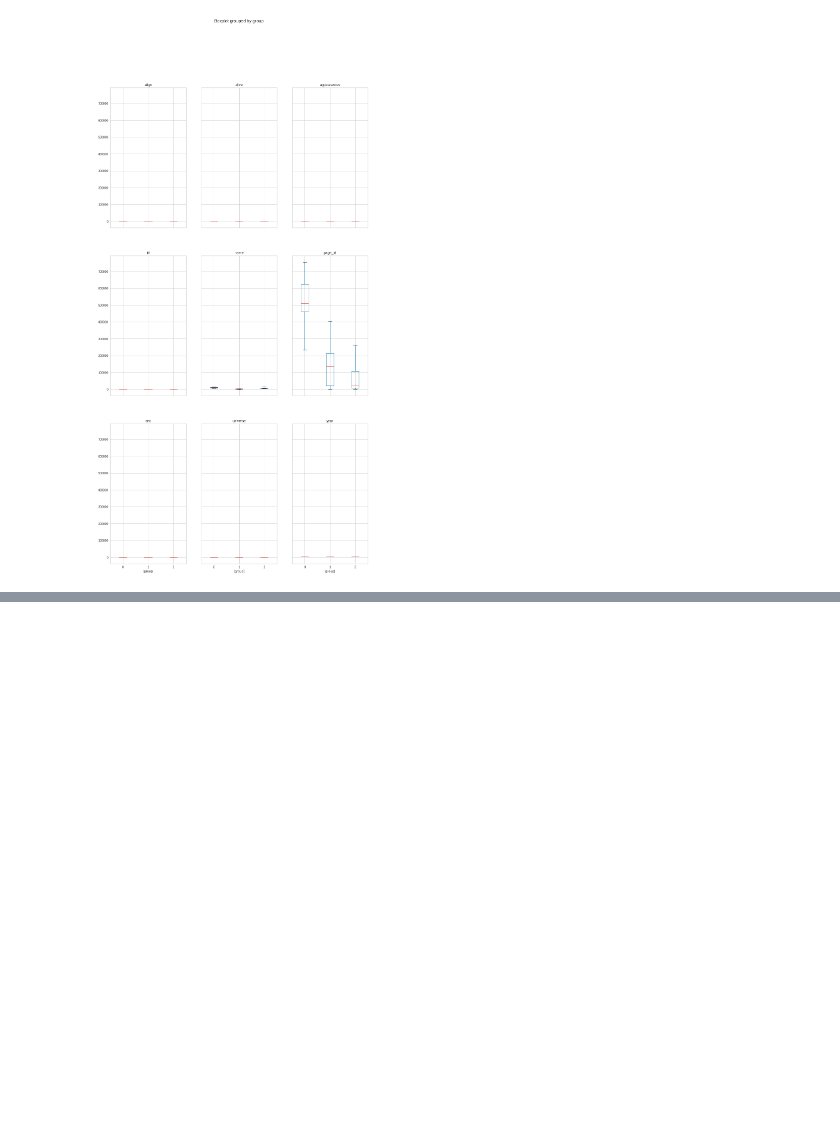
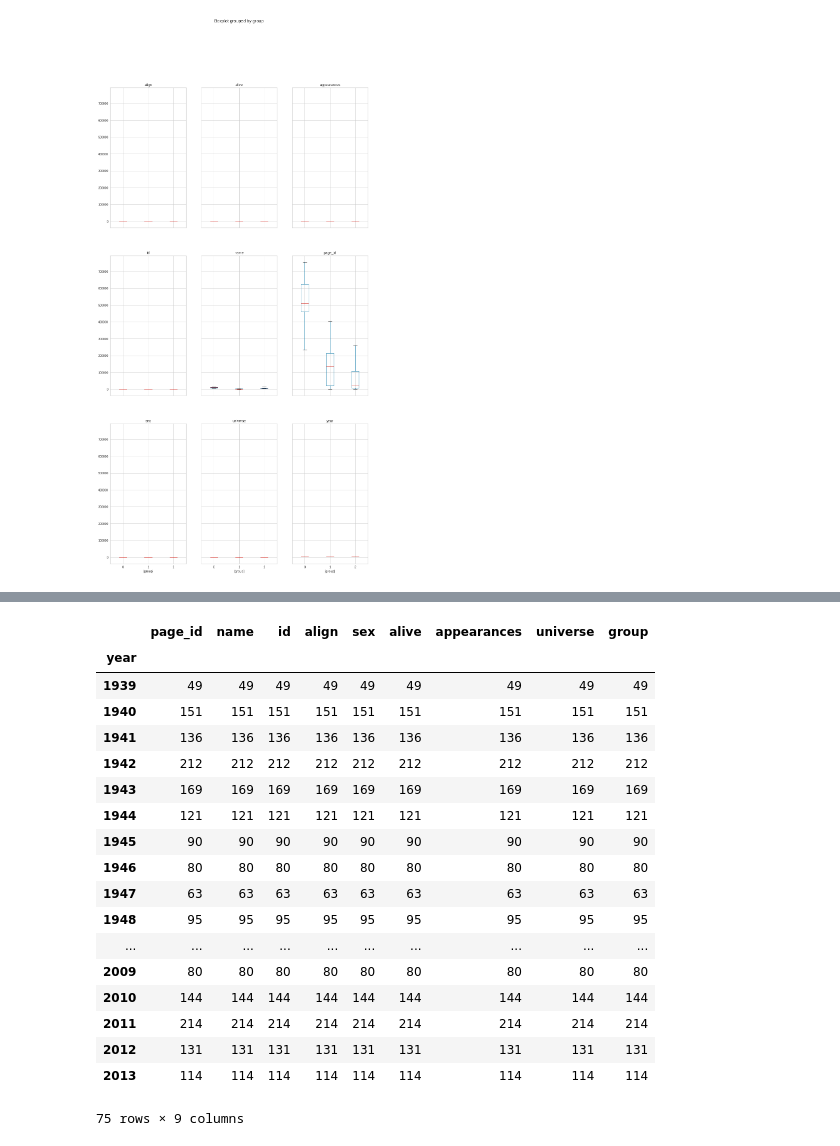
Before and after one commit to sinha96/kaggle_dataset_analysis, a Jupyter notebook: 538characters.ipynb, the cells around one changed output, grey strips where cells are left out. Cells and saved outputs as stored; diff of their text form; code cells hidden in the pictures; blank space fills up the shorter version.

```diff
--- a/538characters.ipynb
+++ b/538characters.ipynb
@@ -358,0 +445,22 @@ array([[<matplotlib.axes._subplots.AxesSubplot object at 0x...>,
+# %%
+superhero[superhero.group==0].groupby('year').count()
+# %% [output]
+|  | page_id | name | id | align | sex | alive | appearances | universe | group |
+| year |  |  |  |  |  |  |  |  |  |
+| 1939 | 49 | 49 | 49 | 49 | 49 | 49 | 49 | 49 | 49 |
+| 1940 | 151 | 151 | 151 | 151 | 151 | 151 | 151 | 151 | 151 |
+| 1941 | 136 | 136 | 136 | 136 | 136 | 136 | 136 | 136 | 136 |
+| 1942 | 212 | 212 | 212 | 212 | 212 | 212 | 212 | 212 | 212 |
+| 1943 | 169 | 169 | 169 | 169 | 169 | 169 | 169 | 169 | 169 |
+| 1944 | 121 | 121 | 121 | 121 | 121 | 121 | 121 | 121 | 121 |
+| 1945 | 90 | 90 | 90 | 90 | 90 | 90 | 90 | 90 | 90 |
+| 1946 | 80 | 80 | 80 | 80 | 80 | 80 | 80 | 80 | 80 |
+| 1947 | 63 | 63 | 63 | 63 | 63 | 63 | 63 | 63 | 63 |
+| 1948 | 95 | 95 | 95 | 95 | 95 | 95 | 95 | 95 | 95 |
+| ... | ... | ... | ... | ... | ... | ... | ... | ... | ... |
+| 2009 | 80 | 80 | 80 | 80 | 80 | 80 | 80 | 80 | 80 |
+| 2010 | 144 | 144 | 144 | 144 | 144 | 144 | 144 | 144 | 144 |
+| 2011 | 214 | 214 | 214 | 214 | 214 | 214 | 214 | 214 | 214 |
+| 2012 | 131 | 131 | 131 | 131 | 131 | 131 | 131 | 131 | 131 |
+| 2013 | 114 | 114 | 114 | 114 | 114 | 114 | 114 | 114 | 114 |
+75 rows × 9 columns
```
Also changed, not shown: parts of 8 cells of this notebook.
